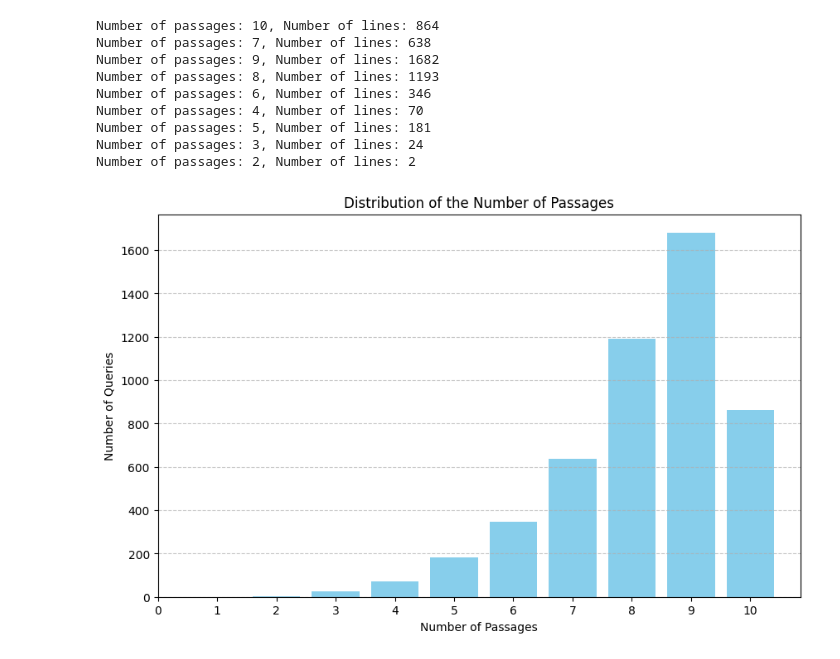
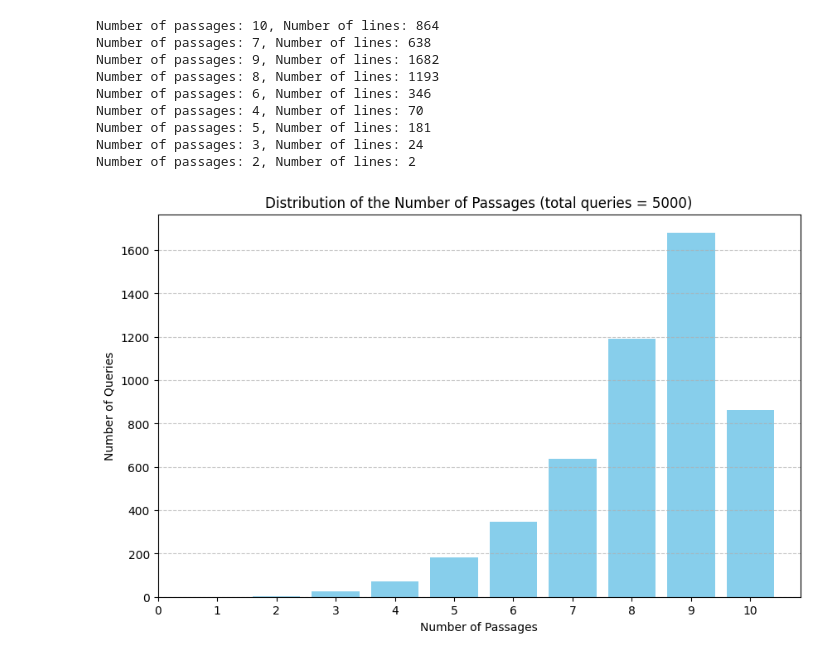
Before and after one commit to andreadellacorte/ml-institute-week-2-two-towers, a Jupyter notebook: notebooks/eda.ipynb, the cells around one changed output. Drawn from its saved outputs; the diff is of its cells as text; code cells hidden in the pictures.

```diff
--- a/notebooks/eda.ipynb
+++ b/notebooks/eda.ipynb
@@ -2,7 +2,7 @@
 import json
 
 # Load the data from the file
-file_path = '../data/raw/ms_marco_5k.txt'
+file_path = '../data/raw/ms_marco_eda.txt'
 
 with open(file_path, 'r', encoding='utf-8') as file:
     data = file.readlines()
@@ -65,21 +65,21 @@ Number of passages: 2, Number of lines: 2
 # %%
 import matplotlib.pyplot as plt
 import numpy as np
 
 # Count the number of lines for each number of passages
 num_passages_distribution = {num_passages: len(lines) for num_passages, lines in grouped_lines.items()}
 
 # Sort the distribution by the number of passages
 sorted_distribution = dict(sorted(num_passages_distribution.items()))
 
 # Plot the distribution
 plt.figure(figsize=(10, 6))
 plt.bar(sorted_distribution.keys(), sorted_distribution.values(), color='skyblue')
 plt.xlabel('Number of Passages')
 plt.ylabel('Number of Queries')
-plt.title('Distribution of the Number of Passages')
+plt.title(f'Distribution of the Number of Passages (total queries = {len(data)})')
 plt.xticks(np.arange(0, max(sorted_distribution.keys()) + 1, step=1))
 plt.grid(axis='y', linestyle='--', alpha=0.7)
 plt.show()
 # %% [output]
-[figure, old version]
+[figure, new version]
```
Also changed, not shown: 13 other files.
